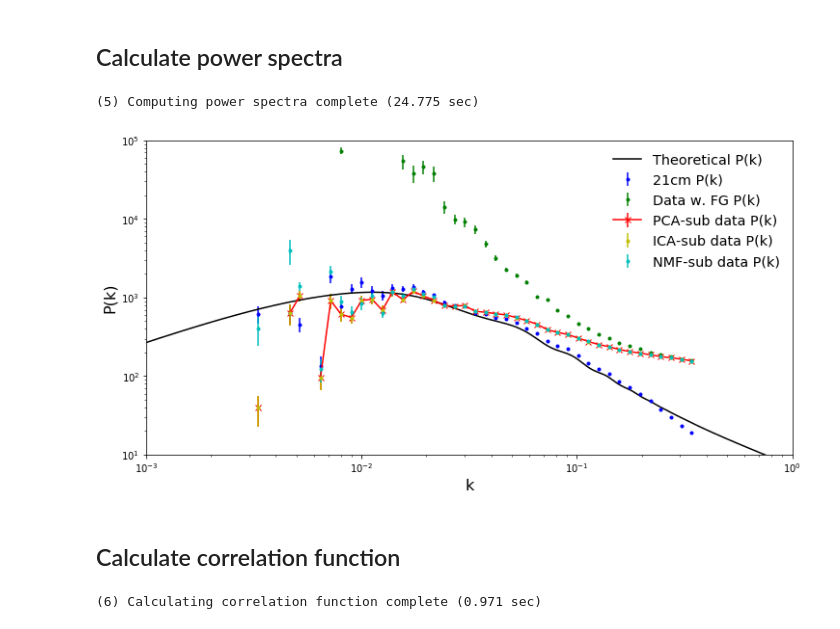
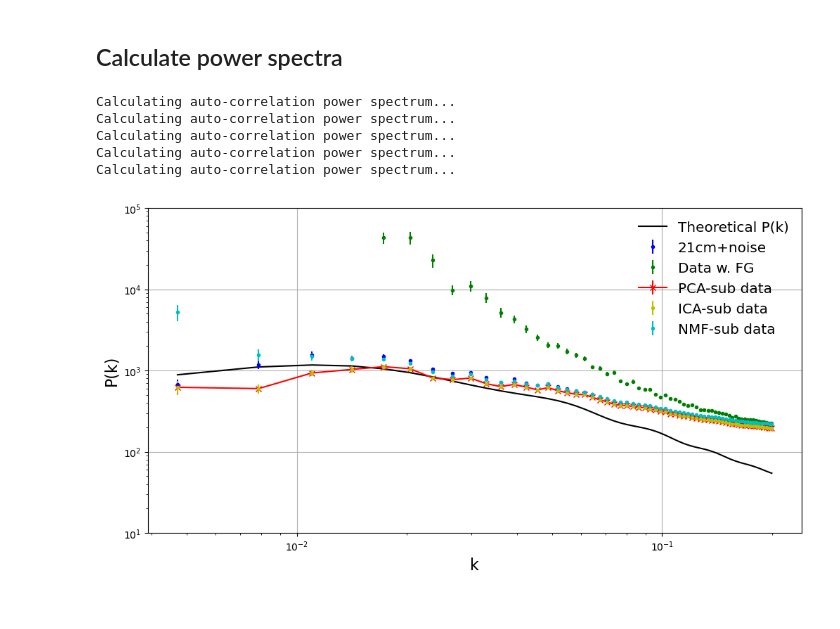
Before and after one commit to philbull/FastBox, a Jupyter notebook: examples/End-to-end_simulation.ipynb, the cells around one changed output. Cells and saved outputs as stored; diff of their text form; code cells hidden in the pictures.

```diff
--- a/examples/End-to-end_simulation.ipynb
+++ b/examples/End-to-end_simulation.ipynb
@@ -227,22 +225,4 @@ plt.gcf().set_size_inches((14., 12.))
 # %% [markdown]
 ## Calculate power spectra
-# %%
-t0 = time.time()
-
-# Subtract mean (as a function of frequency) from the data
-mean_freq = np.mean(data_cube.reshape(-1, data_cube.shape[-1]), axis=0)
-mean_sub_data = data_cube - mean_freq[np.newaxis,np.newaxis,:]
-
-# Power spectra: input cosmo signal, data, FG-filtered data, theory
-sig_k, sig_pk, sig_stddev = box.binned_power_spectrum(delta_x=signal_cube, nbins=50)
-data_k, data_pk, data_stddev = box.binned_power_spectrum(delta_x=mean_sub_data, nbins=50)
-
-proc_k, proc_pk, proc_stddev = box.binned_power_spectrum(delta_x=cleaned_cube, nbins=50)
-ica_k, ica_pk, ica_stddev = box.binned_power_spectrum(delta_x=cleaned_cube_ica, nbins=50)
-nmf_k, nmf_pk, nmf_stddev = box.binned_power_spectrum(delta_x=cleaned_cube_nmf, nbins=50)
-
-th_k, th_pk = box.theoretical_power_spectrum()
-
-print("(5) Computing power spectra complete (%3.3f sec)" % (time.time()-t0))
-# %% [output]
-(5) Computing power spectra complete (24.775 sec)
+# %%
+power_obj = power.Power(box)
@@ -249,49 +232,39 @@ print("(5) Computing power spectra complete (%3.3f sec)" % (time.time()-t0))
+# %%
+k, pk_dt,  std_dt  = power_obj.estimate_power_spectrum(mean_sub_data)
+k, pk_hi,  std_hi  = power_obj.estimate_power_spectrum(signal_cube+noise_cube)
+k, pk_pca, std_pca = power_obj.estimate_power_spectrum(cleaned_cube)
+k, pk_ica, std_ica = power_obj.estimate_power_spectrum(cleaned_cube_ica)
+k, pk_nmf, std_nmf = power_obj.estimate_power_spectrum(cleaned_cube_nmf)
+# %% [output]
+Calculating auto-correlation power spectrum...
+Calculating auto-correlation power spectrum...
+Calculating auto-correlation power spectrum...
+Calculating auto-correlation power spectrum...
+Calculating auto-correlation power spectrum...
+# %%
+k, pk_th = power_obj.predict_matter_power_spectrum(k=k, rsd=False, sigma_nl=0)
 # %%
 # Amplitude factor (for theoretical spectrum)
 amp_fac = (tracer.signal_amplitude() * tracer.bias_HI())**2.
 
 # Plot power spectra
 plt.subplot(111)
-plt.plot(th_k, th_pk * amp_fac, 'k-', label="Theoretical P(k)")
-plt.errorbar(sig_k, sig_pk, yerr=sig_stddev, color='b', marker='.', ls='none', label="21cm P(k)")
-plt.errorbar(data_k, data_pk, yerr=data_stddev, color='g', marker='.', ls='none', label="Data w. FG P(k)")
+plt.plot(k, pk_th * amp_fac, 'k-', label="Theoretical P(k)")
+plt.errorbar(k, pk_hi, yerr=std_hi, color='b', marker='.', ls='none', label="21cm+noise")
+plt.errorbar(k, pk_dt, yerr=std_dt, color='g', marker='.', ls='none', label="Data w. FG")
 
-plt.errorbar(proc_k, proc_pk, yerr=proc_stddev, color='r', marker='x', label="PCA-sub data P(k)")
-plt.errorbar(ica_k, ica_pk, yerr=ica_stddev, color='y', marker='.', ls='none', label="ICA-sub data P(k)")
-plt.errorbar(nmf_k, nmf_pk, yerr=nmf_stddev, color='c', marker='.', ls='none', label="NMF-sub data P(k)")
+plt.errorbar(k, pk_pca, yerr=std_pca, color='r', marker='x', label="PCA-sub data")
+plt.errorbar(k, pk_ica, yerr=std_ica, color='y', marker='.', ls='none', label="ICA-sub data")
+plt.errorbar(k, pk_nmf, yerr=std_nmf, color='c', marker='.', ls='none', label="NMF-sub data")
 
 plt.legend(loc='upper right', frameon=False, prop={'size':'x-large'})
-plt.xlim((1e-3, 1e0))
+#plt.xlim((1e-3, 1e0))
 plt.ylim((1e1, 1e5))
 plt.xscale('log')
 plt.yscale('log')
 plt.xlabel("k", size=16)
 plt.ylabel("P(k)", size=16)
-
+plt.grid()
 plt.gcf().set_size_inches((12., 6.))
 # %% [output]
-[figure, old version]
+[figure, new version]
-# %% [markdown]
-## Calculate correlation function
-# %%
-t0 = time.time()
-
-# Convert fields to nbodykit meshes
-boxsize = (box.Lx, box.Ly, box.Lz)
-mesh_true = ArrayMesh(signal_cube, BoxSize=boxsize)
-mesh_proc = ArrayMesh(cleaned_cube, BoxSize=boxsize)
-
-# Correlation function of true signal
-corrfn_true = FFTCorr(first=mesh_true, mode='1d', BoxSize=boxsize,
-                      los=[0, 0, 1], dr=2., rmin=20.0, rmax=200.)
-corr_true, _ = corrfn_true.run()
-
-
-# Correlation function of processed (FG-subtracted) signal
-corrfn_proc = FFTCorr(first=mesh_proc, mode='1d', BoxSize=boxsize,
-                       los=[0, 0, 1], dr=2., rmin=20.0, rmax=200.)
-corr_proc, _ = corrfn_proc.run()
-
-print("(6) Calculating correlation function complete (%3.3f sec)" % (time.time()-t0))
-# %% [output]
-(6) Calculating correlation function complete (0.971 sec)
```
Also changed, not shown: parts of 13 cells of this notebook.
